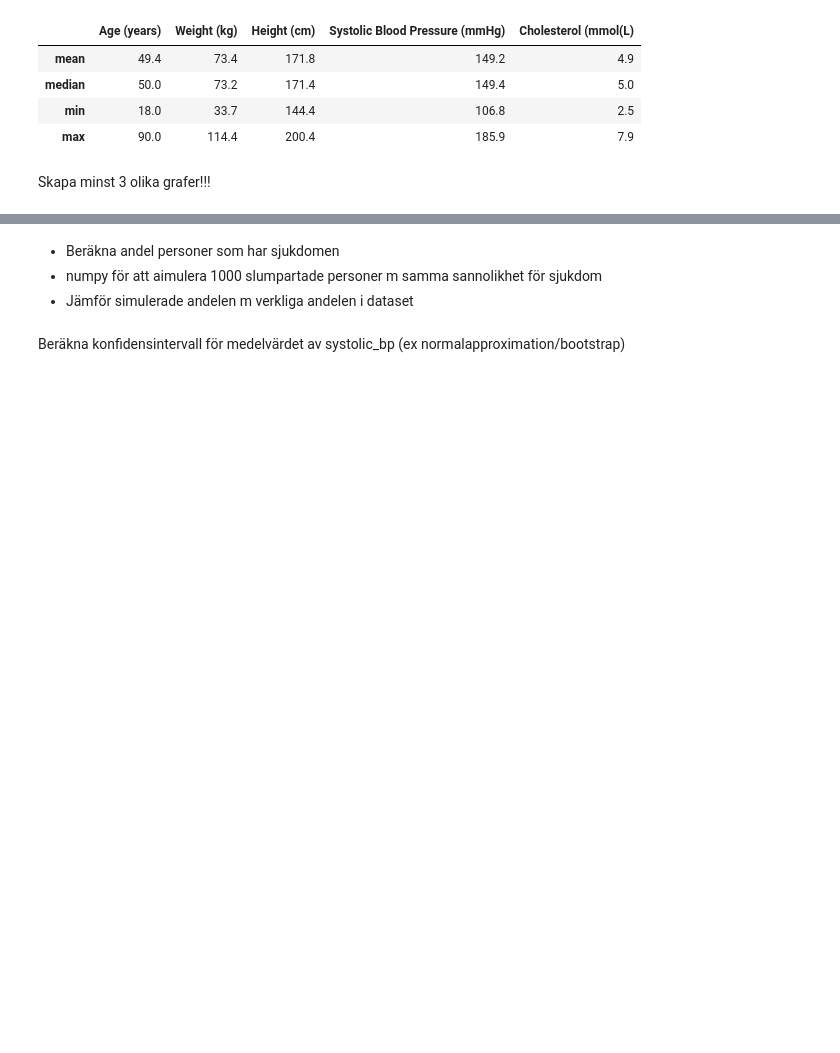
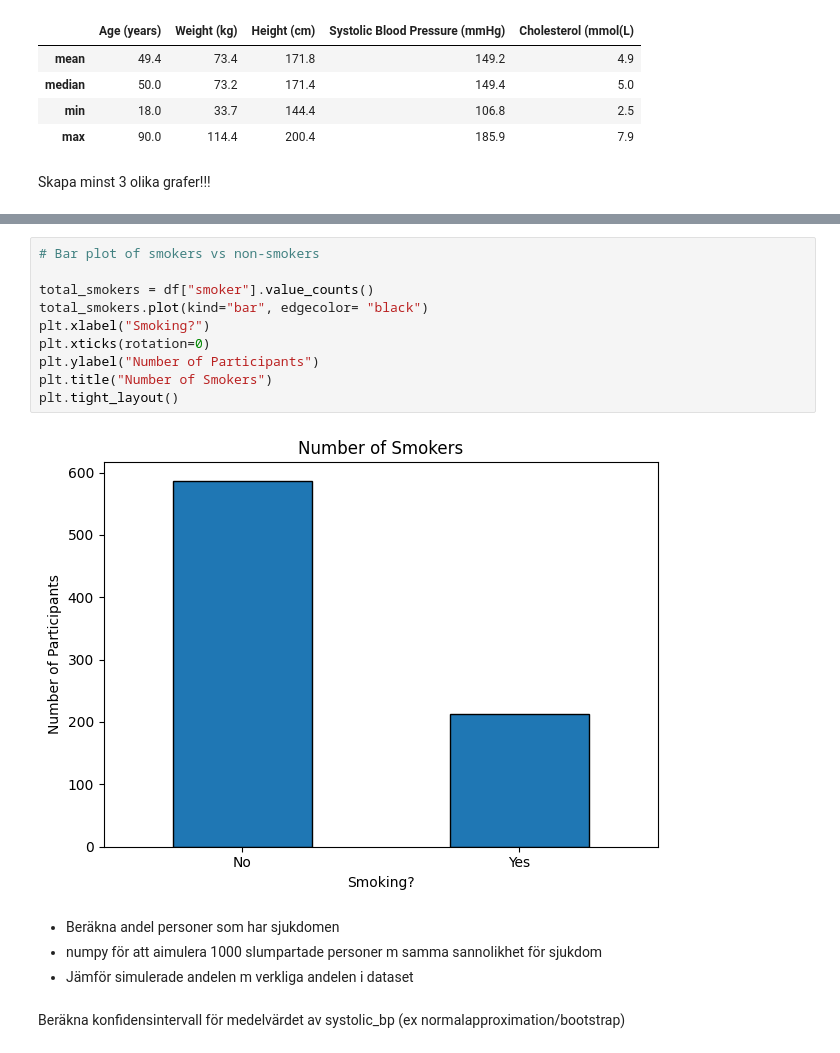
Before and after one commit to iidaclaesson/Healthstudy, a Jupyter notebook: report.ipynb, the cells around one changed output, grey strips where cells are left out. Drawn from its saved outputs; the diff is of its cells as text; blank space fills up the shorter version.

```diff
--- a/report.ipynb
+++ b/report.ipynb
@@ -41,3 +52,15 @@ Skapa minst 3 olika grafer!!!
+# %%
+# Bar plot of smokers vs non-smokers
+
+total_smokers = df["smoker"].value_counts()
+total_smokers.plot(kind="bar", edgecolor= "black")
+plt.xlabel("Smoking?")
+plt.xticks(rotation=0)
+plt.ylabel("Number of Participants")
+plt.title("Number of Smokers")
+plt.tight_layout()
+# %% [output]
+[figure, added]
 # %% [markdown]
 - Beräkna andel personer som har sjukdomen
 - numpy för att aimulera 1000 slumpartade personer m samma sannolikhet för sjukdom
```
Also changed, not shown: parts of 1 cell of this notebook.
